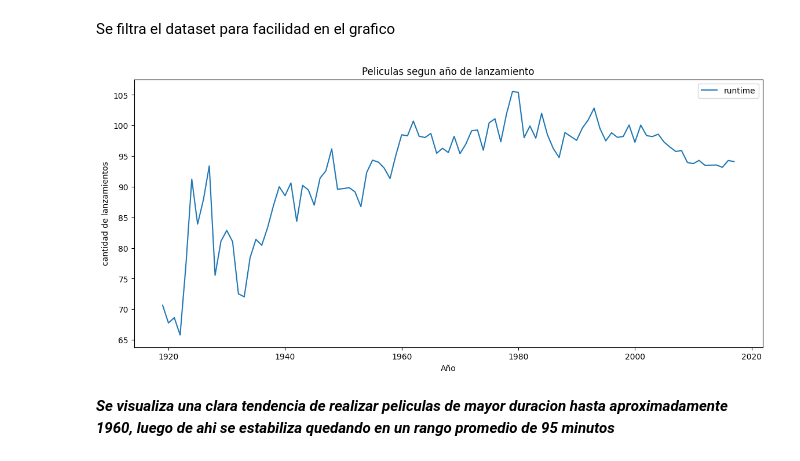
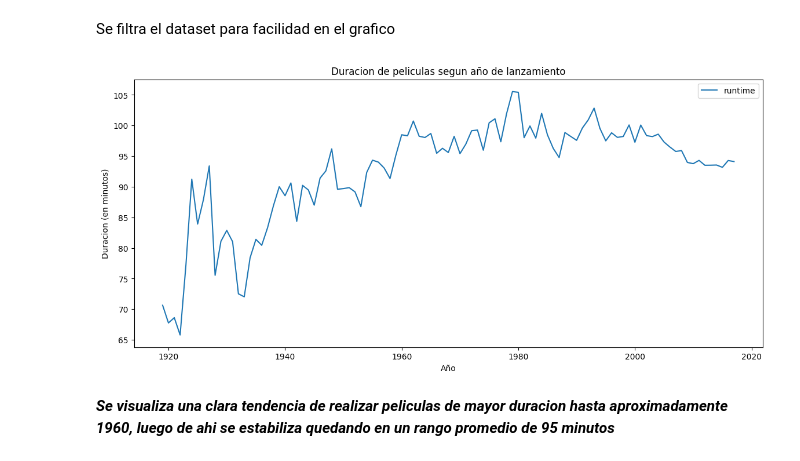
Before and after one commit to FerchoHenry/fmgc-pimlops, a Jupyter notebook: reports/EDA.ipynb, the cells around one changed output. Saved outputs shown, nothing was run; the diff lists cells and outputs as text; code cells hidden in the pictures.

```diff
--- a/reports/EDA.ipynb
+++ b/reports/EDA.ipynb
@@ -239,12 +239,12 @@ dfry = dfry[(dfry.index > 1918) & (dfry.index < 2018)]
 # %%
 fig, ax = plt.subplots(figsize=(14, 6))
 sns.lineplot(data=dfry )
 #ax.set_xticks(lanza_ordenado['release_year'], )
-plt.title("Peliculas segun año de lanzamiento")
-plt.ylabel("cantidad de lanzamientos")
+plt.title("Duracion de peliculas segun año de lanzamiento")
+plt.ylabel("Duracion (en minutos)")
 plt.xlabel("Año")
 plt.show()
 # %% [output]
-[figure, old version]
+[figure, new version]
 # %% [markdown]
 **_Se visualiza una clara tendencia de realizar peliculas de mayor duracion hasta aproximadamente 1960, luego de ahi se estabiliza quedando en un rango promedio de 95 minutos_**
```
Also changed, not shown: 1 other file.
